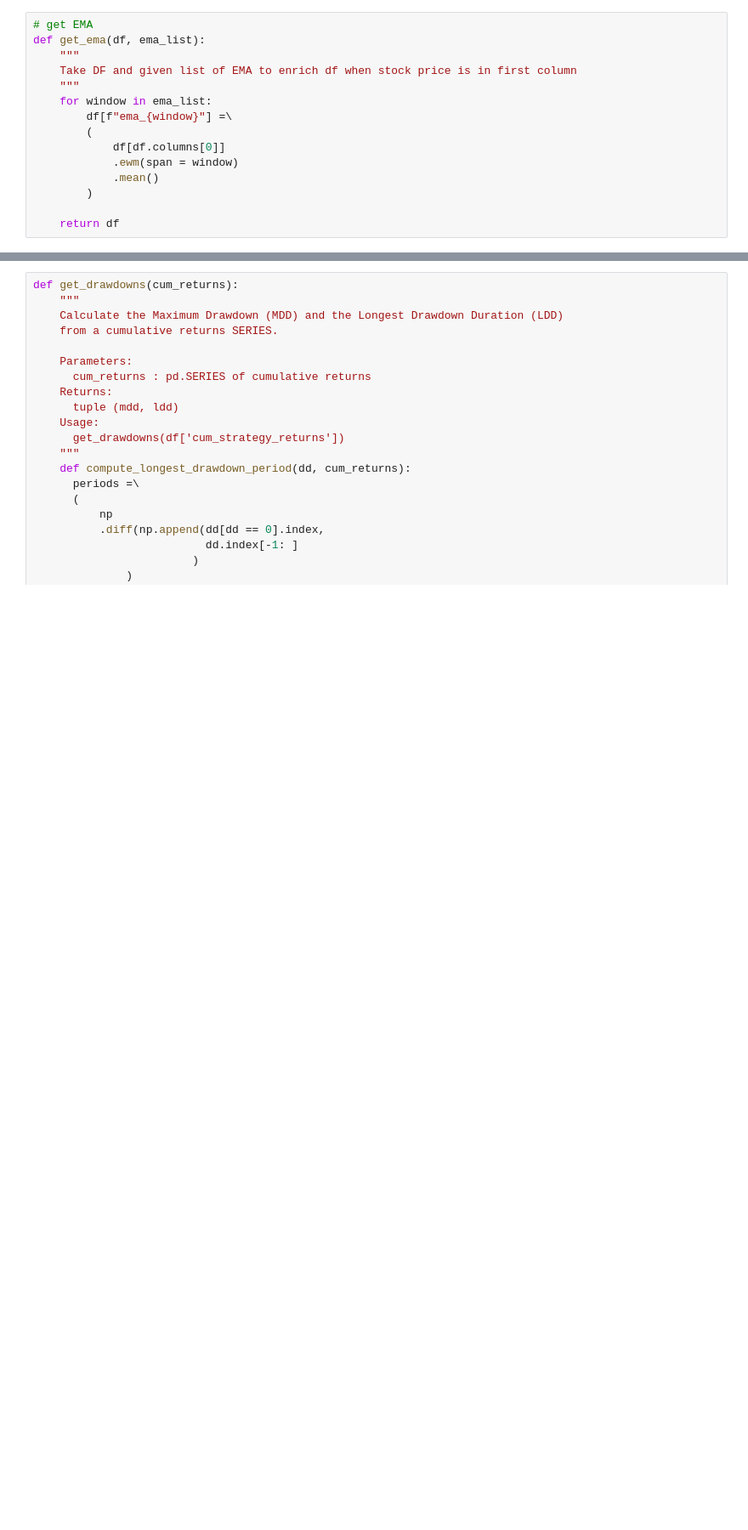
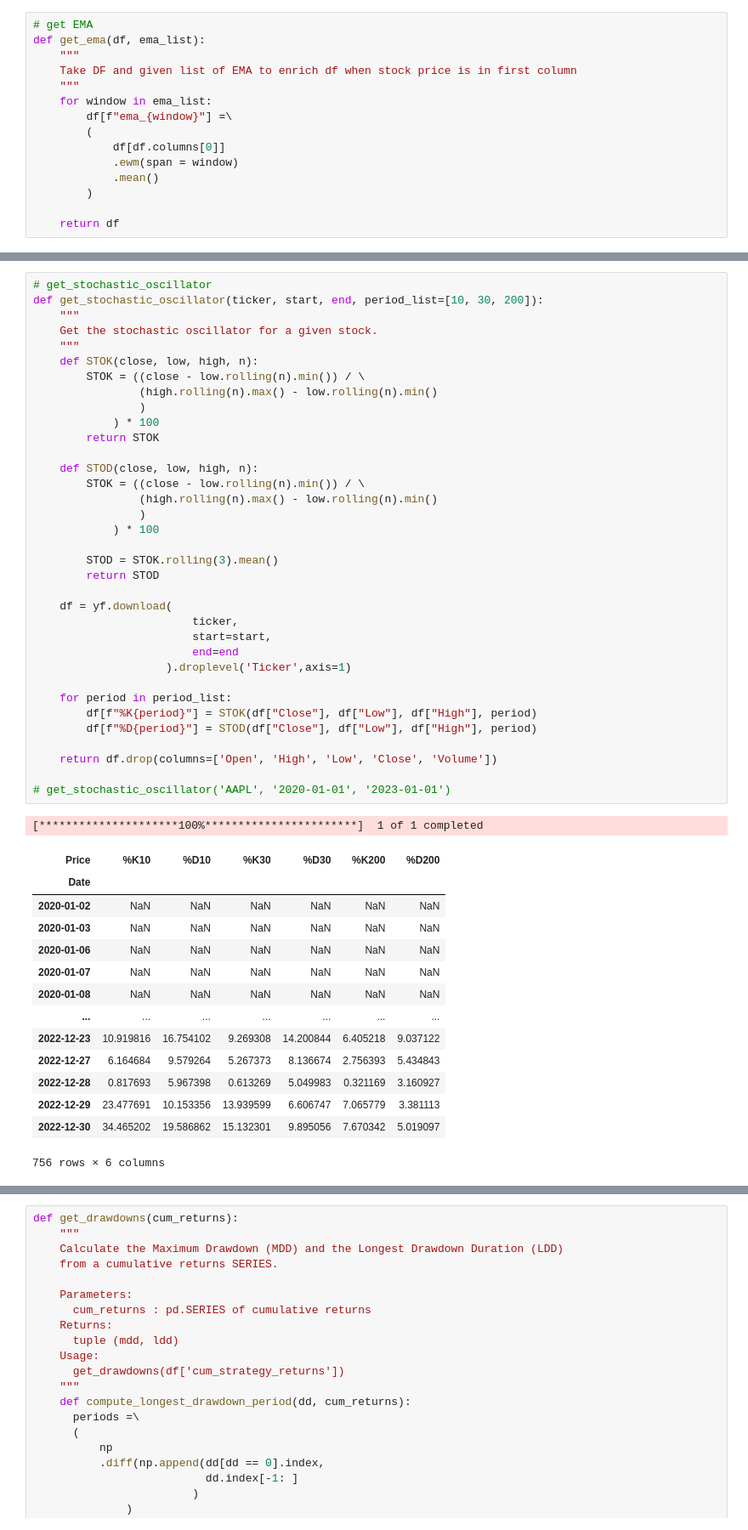
Before and after one commit to changjulian17/qf627, a Jupyter notebook: starter_code.ipynb, the cells around one changed output, grey strips where cells are left out. Shown at 85% size. Cells and saved outputs as stored; diff of their text form; blank space fills up the shorter version.

```diff
--- a/starter_code.ipynb
+++ b/starter_code.ipynb
@@ -176,0 +221,51 @@ def get_ema(df, ema_list):
+# %%
+# get_stochastic_oscillator
+def get_stochastic_oscillator(ticker, start, end, period_list=[10, 30, 200]):
+    """
+    Get the stochastic oscillator for a given stock.
+    """
+    def STOK(close, low, high, n):
+        STOK = ((close - low.rolling(n).min()) / \
+                (high.rolling(n).max() - low.rolling(n).min()
+                )
+            ) * 100
+        return STOK
+
+    def STOD(close, low, high, n):
+        STOK = ((close - low.rolling(n).min()) / \
+                (high.rolling(n).max() - low.rolling(n).min()
+                )
+            ) * 100
+
+        STOD = STOK.rolling(3).mean()
+        return STOD
+
+    df = yf.download(
+                        ticker,
+                        start=start,
+                        end=end
+                    ).droplevel('Ticker',axis=1)
+
+    for period in period_list:
+        df[f"%K{period}"] = STOK(df["Close"], df["Low"], df["High"], period)
+        df[f"%D{period}"] = STOD(df["Close"], df["Low"], df["High"], period)
+
+    return df.drop(columns=['Open', 'High', 'Low', 'Close', 'Volume'])
+
+# get_stochastic_oscillator('AAPL', '2020-01-01', '2023-01-01')
+# %% [output]
+[*********************100%***********************]  1 of 1 completed
+| Price | %K10 | %D10 | %K30 | %D30 | %K200 | %D200 |
+| Date |  |  |  |  |  |  |
+| 2020-01-02 | NaN | NaN | NaN | NaN | NaN | NaN |
+| 2020-01-03 | NaN | NaN | NaN | NaN | NaN | NaN |
+| 2020-01-06 | NaN | NaN | NaN | NaN | NaN | NaN |
+| 2020-01-07 | NaN | NaN | NaN | NaN | NaN | NaN |
+| 2020-01-08 | NaN | NaN | NaN | NaN | NaN | NaN |
+| ... | ... | ... | ... | ... | ... | ... |
+| 2022-12-23 | 10.919816 | 16.754102 | 9.269308 | 14.200844 | 6.405218 | 9.037122 |
+| 2022-12-27 | 6.164684 | 9.579264 | 5.267373 | 8.136674 | 2.756393 | 5.434843 |
+| 2022-12-28 | 0.817693 | 5.967398 | 0.613269 | 5.049983 | 0.321169 | 3.160927 |
+| 2022-12-29 | 23.477691 | 10.153356 | 13.939599 | 6.606747 | 7.065779 | 3.381113 |
+| 2022-12-30 | 34.465202 | 19.586862 | 15.132301 | 9.895056 | 7.670342 | 5.019097 |
+756 rows × 6 columns
```
Also changed, not shown: parts of 4 cells of this notebook, 2 other files.
